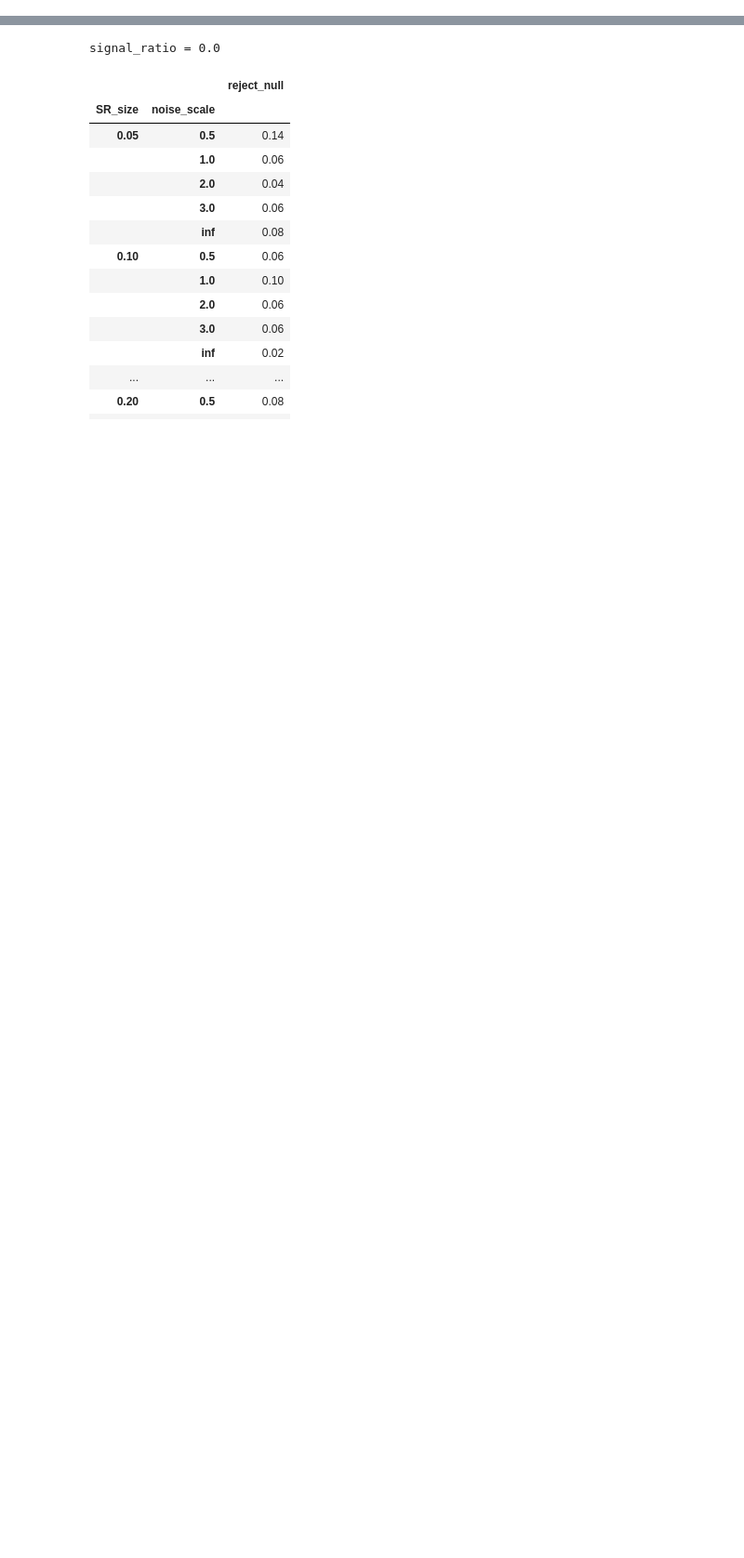
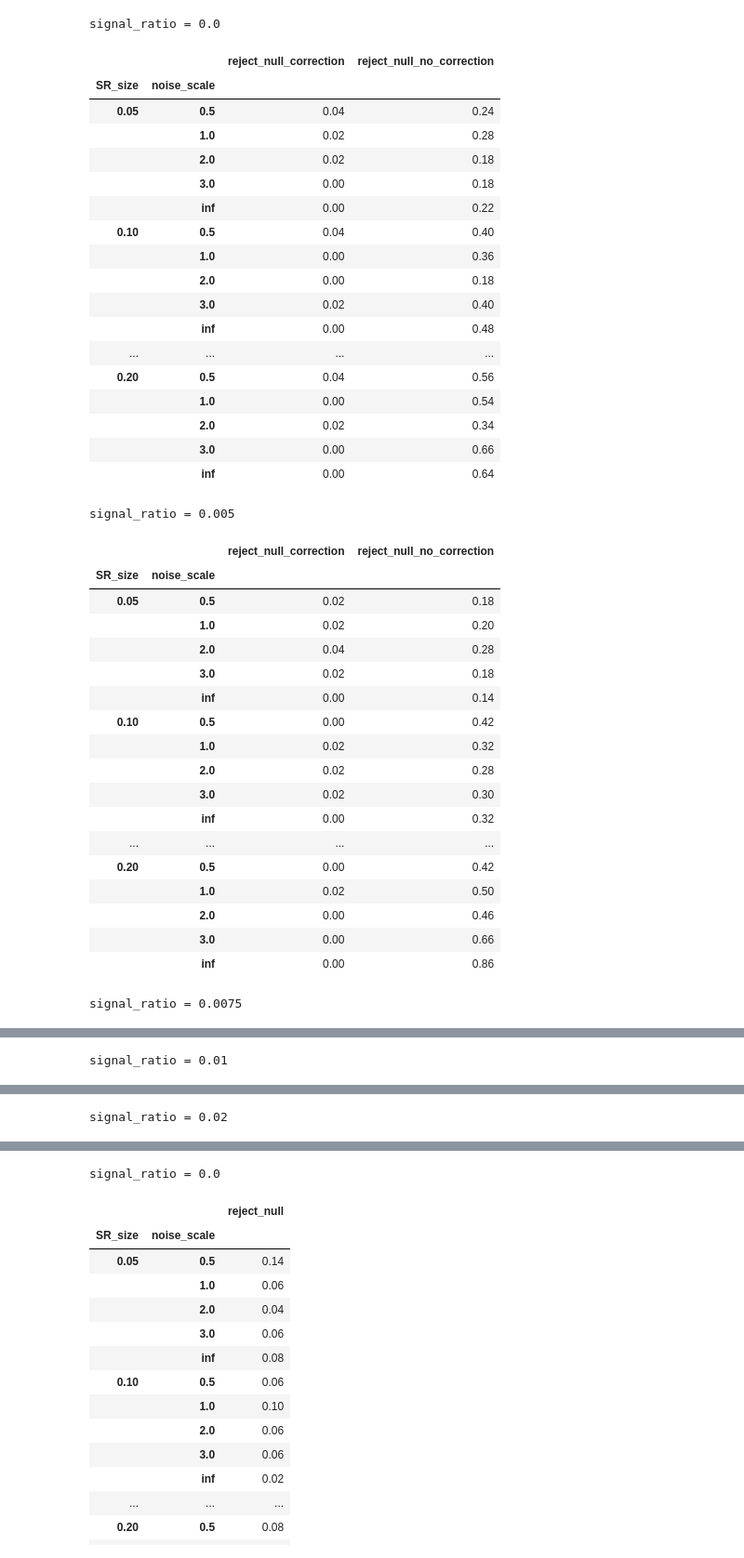
Before and after one commit to soheunyi/SRFinder, a Jupyter notebook: soheun/notebooks/250612_ks_bootstrap.ipynb, the cells around one changed output, grey strips where cells are left out. Shown at 93% size. Cells and saved outputs as stored; diff of their text form; code cells hidden in the pictures; blank space fills up the shorter version.

```diff
--- a/soheun/notebooks/250612_ks_bootstrap.ipynb
+++ b/soheun/notebooks/250612_ks_bootstrap.ipynb
@@ -52,6 +55,6 @@ from tqdm import tqdm
 # %%
 from tqdm import tqdm
-n_samples = 10000
+
 n_reps = 1000
 sig_level = 0.05
 SR_size = 0.2
@@ -82,24 +85,30 @@ for hash_ in tqdm(hashes):
         noise_scale = np.inf
 
 
-    correction_results = CR_fvt_tinfo.aux_info[f"affine_correction_and_ks_bootstrap_n_samples={n_samples}_n_reps={n_reps}"]
+    correction_results = CR_fvt_tinfo.aux_info[storage]
 
-    alt_dist = correction_results["alt_dist"]
-    null_dist = correction_results["null_dist"]
-    p_value = np.mean(np.random.choice(alt_dist) <= null_dist)
-    p_value_2 = np.mean(np.random.choice(null_dist) <= null_dist)
+    alt_value_correction = correction_results["alt_value_correction"]
+    null_values_correction = correction_results["null_values_correction"]
+    alt_value_no_correction = correction_results["alt_value_no_correction"]
+    null_values_no_correction = correction_results["null_values_no_correction"]
+    p_value_correction = correction_results["p_value_correction"]
+    p_value_no_correction = correction_results["p_value_no_correction"]
 
     results.append({
         "seed": seed,
         "signal_ratio": signal_ratio,
         "SR_size": SR_size,
         "noise_scale": noise_scale,
-        "p_value": p_value,
-        "p_value_2": p_value_2,
-        "alt_dist": correction_results["alt_dist"],
-        "null_dist": correction_results["null_dist"],
+        "p_value_correction": p_value_correction,
+        "p_value_no_correction": p_value_no_correction,
+        "alt_value_correction": alt_value_correction,
+        "null_values_correction": null_values_correction,
+        "alt_value_no_correction": alt_value_no_correction,
+        "null_values_no_correction": null_values_no_correction,
         "correction_slope": correction_results["correction_slope"],
         "correction_intercept": correction_results["correction_intercept"],
+        "stats_3b_mean": correction_results["stats_3b_mean"],
+        "stats_3b_std": correction_results["stats_3b_std"],
     })
 
 results_df = pd.DataFrame(results)
@@ -250,0 +242,52 @@ signal_ratio = 0.02
+# %%
+results_df["reject_null_correction"] = results_df["p_value_correction"] <= sig_level
+results_df["reject_null_no_correction"] = results_df["p_value_no_correction"] <= sig_level
+pd.set_option("display.max_rows", 100)
+for signal_ratio in [0.0, 0.005, 0.0075, 0.01, 0.02]:
+    print(f"signal_ratio = {signal_ratio}")
+    tmp_df = results_df[results_df["signal_ratio"] == signal_ratio]
+    tmp_df = tmp_df.groupby(["SR_size", "noise_scale"]).agg({
+        "reject_null_correction": "mean",
+        "reject_null_no_correction": "mean"
+    })
+    display(tmp_df)
+# %% [output]
+signal_ratio = 0.0
+|  |  | reject_null_correction | reject_null_no_correction |
+| SR_size | noise_scale |  |  |
+| 0.05 | 0.5 | 0.04 | 0.24 |
+|  | 1.0 | 0.02 | 0.28 |
+|  | 2.0 | 0.02 | 0.18 |
+|  | 3.0 | 0.00 | 0.18 |
+|  | inf | 0.00 | 0.22 |
+| 0.10 | 0.5 | 0.04 | 0.40 |
+|  | 1.0 | 0.00 | 0.36 |
+|  | 2.0 | 0.00 | 0.18 |
+|  | 3.0 | 0.02 | 0.40 |
+|  | inf | 0.00 | 0.48 |
+| ... | ... | ... | ... |
+| 0.20 | 0.5 | 0.04 | 0.56 |
+|  | 1.0 | 0.00 | 0.54 |
+|  | 2.0 | 0.02 | 0.34 |
+|  | 3.0 | 0.00 | 0.66 |
+|  | inf | 0.00 | 0.64 |
+signal_ratio = 0.005
+|  |  | reject_null_correction | reject_null_no_correction |
+| SR_size | noise_scale |  |  |
+| 0.05 | 0.5 | 0.02 | 0.18 |
+|  | 1.0 | 0.02 | 0.20 |
+|  | 2.0 | 0.04 | 0.28 |
+|  | 3.0 | 0.02 | 0.18 |
+|  | inf | 0.00 | 0.14 |
+| 0.10 | 0.5 | 0.00 | 0.42 |
+|  | 1.0 | 0.02 | 0.32 |
+|  | 2.0 | 0.02 | 0.28 |
+|  | 3.0 | 0.02 | 0.30 |
+|  | inf | 0.00 | 0.32 |
+| ... | ... | ... | ... |
+| 0.20 | 0.5 | 0.00 | 0.42 |
+|  | 1.0 | 0.02 | 0.50 |
+|  | 2.0 | 0.00 | 0.46 |
+|  | 3.0 | 0.00 | 0.66 |
+|  | inf | 0.00 | 0.86 |
+signal_ratio = 0.0075
@@ -250,0 +312 @@ signal_ratio = 0.02
+signal_ratio = 0.01
@@ -250,0 +331 @@ signal_ratio = 0.02
+signal_ratio = 0.02
```
Also changed, not shown: parts of 9 cells of this notebook, 8 other files.
